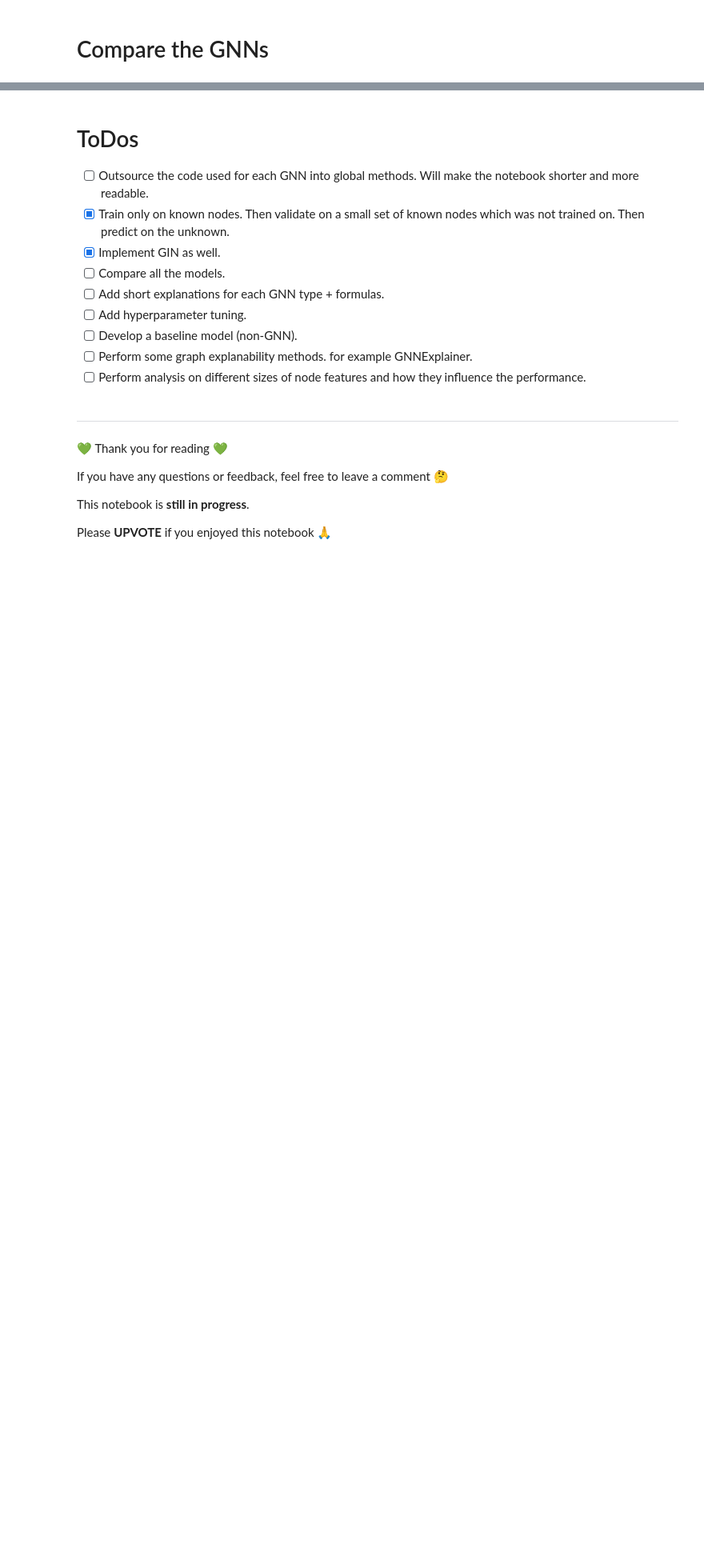
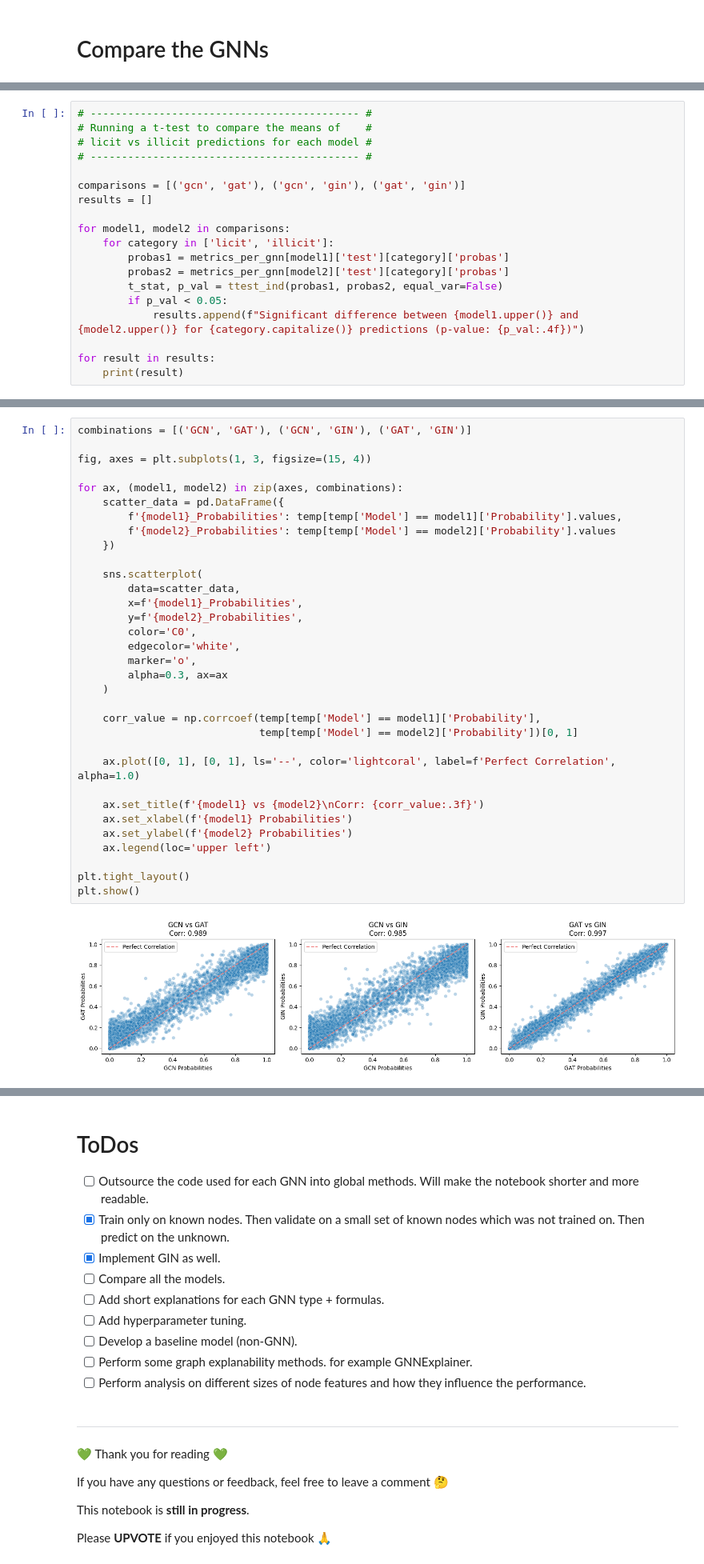
Before and after one commit to PeeteKeesel/kaggle-verse, a Jupyter notebook: bitcoin-transactions-graph-neural-networks.ipynb, the cells around one changed output, grey strips where cells are left out. Shown at 80% size. Cells and saved outputs as stored; diff of their text form; blank space fills up the shorter version.

```diff
--- a/bitcoin-transactions-graph-neural-networks.ipynb
+++ b/bitcoin-transactions-graph-neural-networks.ipynb
@@ -2022,0 +2039,19 @@ plt.show()
+# %%
+# ------------------------------------------- #
+# Running a t-test to compare the means of    #
+# licit vs illicit predictions for each model #
+# ------------------------------------------- #
+
+comparisons = [('gcn', 'gat'), ('gcn', 'gin'), ('gat', 'gin')]
+results = []
+
+for model1, model2 in comparisons:
+    for category in ['licit', 'illicit']:
+        probas1 = metrics_per_gnn[model1]['test'][category]['probas']
+        probas2 = metrics_per_gnn[model2]['test'][category]['probas']
+        t_stat, p_val = ttest_ind(probas1, probas2, equal_var=False)
+        if p_val < 0.05:
+            results.append(f"Significant difference between {model1.upper()} and {model2.upper()} for {category.capitalize()} predictions (p-value: {p_val:.4f})")
+
+for result in results:
+    print(result)
@@ -2022,0 +2063,35 @@ plt.show()
+# %%
+combinations = [('GCN', 'GAT'), ('GCN', 'GIN'), ('GAT', 'GIN')]
+
+fig, axes = plt.subplots(1, 3, figsize=(15, 4))
+
+for ax, (model1, model2) in zip(axes, combinations):
+    scatter_data = pd.DataFrame({
+        f'{model1}_Probabilities': temp[temp['Model'] == model1]['Probability'].values,
+        f'{model2}_Probabilities': temp[temp['Model'] == model2]['Probability'].values
+    })
+
+    sns.scatterplot(
+        data=scatter_data,
+        x=f'{model1}_Probabilities',
+        y=f'{model2}_Probabilities',
+        color='C0',
+        edgecolor='white',
+        marker='o',
+        alpha=0.3, ax=ax
+    )
+
+    corr_value = np.corrcoef(temp[temp['Model'] == model1]['Probability'],
+                             temp[temp['Model'] == model2]['Probability'])[0, 1]
+
+    ax.plot([0, 1], [0, 1], ls='--', color='lightcoral', label=f'Perfect Correlation', alpha=1.0)
+
+    ax.set_title(f'{model1} vs {model2}\nCorr: {corr_value:.3f}')
+    ax.set_xlabel(f'{model1} Probabilities')
+    ax.set_ylabel(f'{model2} Probabilities')
+    ax.legend(loc='upper left')
+
+plt.tight_layout()
+plt.show()
+# %% [output]
+[figure, added]
```
Also changed, not shown: parts of 35 cells of this notebook.
